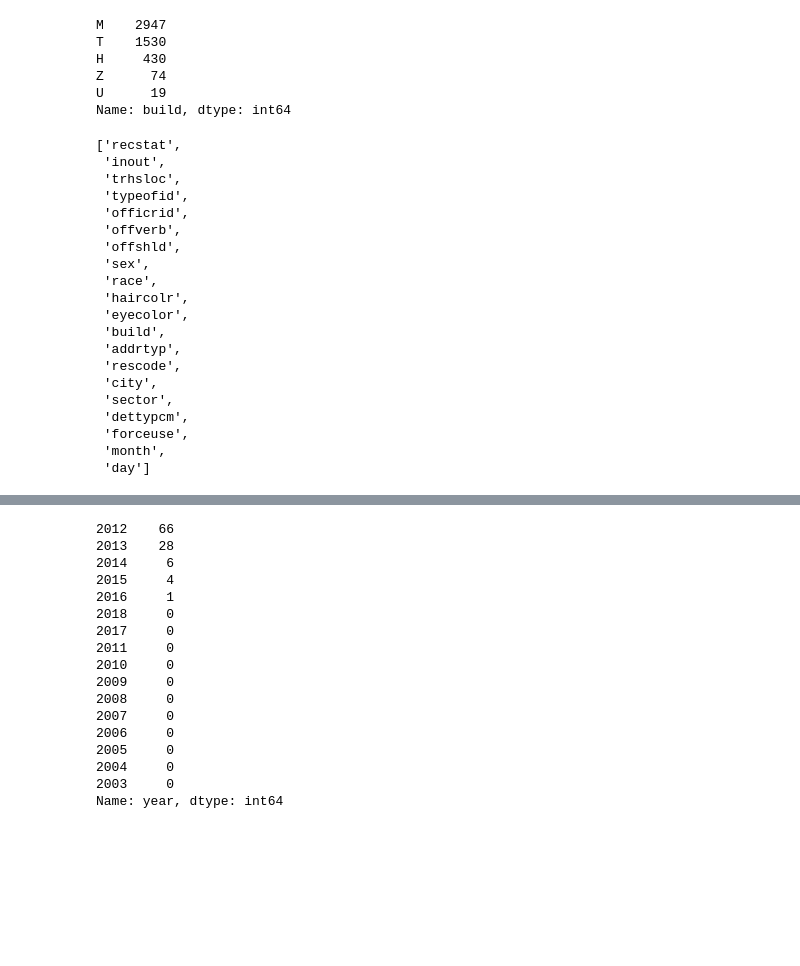
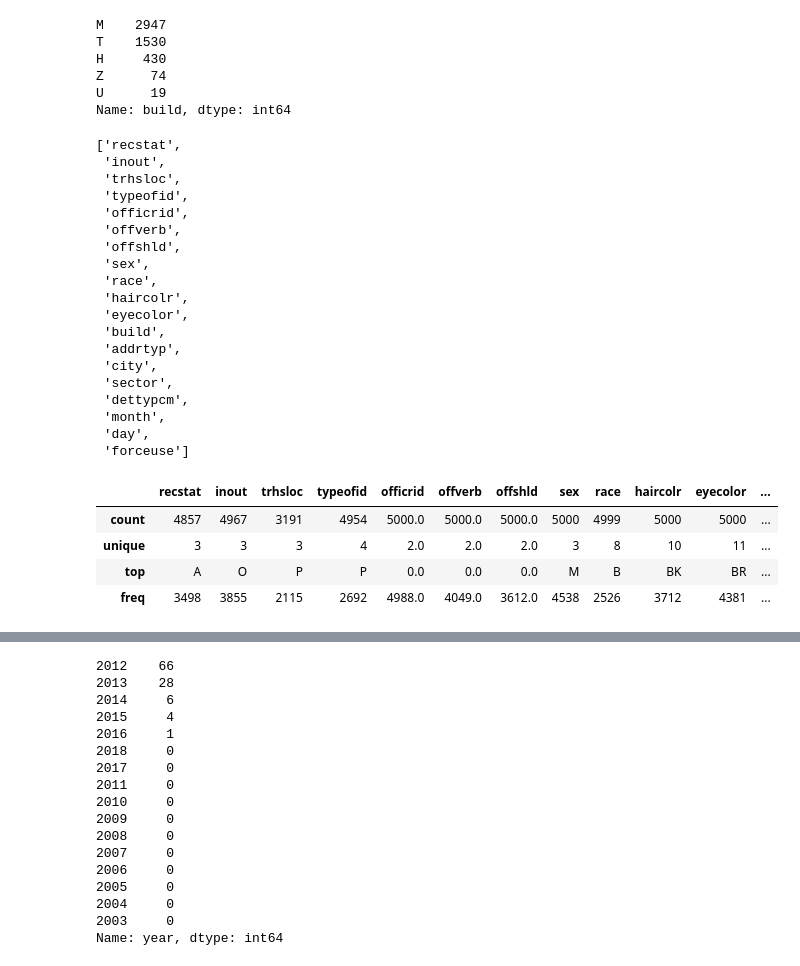
Before and after one commit to StevenDye/stop-and-frisk, a Jupyter notebook: fullmodel.ipynb, the cells around one changed output, grey strips where cells are left out. Saved outputs shown, nothing was run; the diff lists cells and outputs as text; code cells hidden in the pictures; blank space fills up the shorter version.

Commit message:
better category cleaning

```diff
--- a/fullmodel.ipynb
+++ b/fullmodel.ipynb
@@ -356,7 +349,8 @@ Name: build, dtype: int64
 # %%
 ONE_HOT_ENCODE = ['build', 'pct']
 # %%
-df.select_dtypes('category').columns.to_list()
+cats = df.select_dtypes('category').columns.to_list()
+cats
 # %% [output]
 ['recstat',
  'inout',
@@ -371,11 +365,18 @@ df.select_dtypes('category').columns.to_list()
  'eyecolor',
  'build',
  'addrtyp',
- 'rescode',
  'city',
  'sector',
  'dettypcm',
- 'forceuse',
  'month',
- 'day']
+ 'day',
+ 'forceuse']
+# %%
+df[cats].describe()
+# %% [output]
+|  | recstat | inout | trhsloc | typeofid | officrid | offverb | offshld | sex | race | haircolr | eyecolor | ... |
+| count | 4857 | 4967 | 3191 | 4954 | 5000.0 | 5000.0 | 5000.0 | 5000 | 4999 | 5000 | 5000 | ... |
+| unique | 3 | 3 | 3 | 4 | 2.0 | 2.0 | 2.0 | 3 | 8 | 10 | 11 | ... |
+| top | A | O | P | P | 0.0 | 0.0 | 0.0 | M | B | BK | BR | ... |
+| freq | 3498 | 3855 | 2115 | 2692 | 4988.0 | 4049.0 | 3612.0 | 4538 | 2526 | 3712 | 4381 | ... |
 # %%
```
Also changed, not shown: parts of 13 cells of this notebook.
